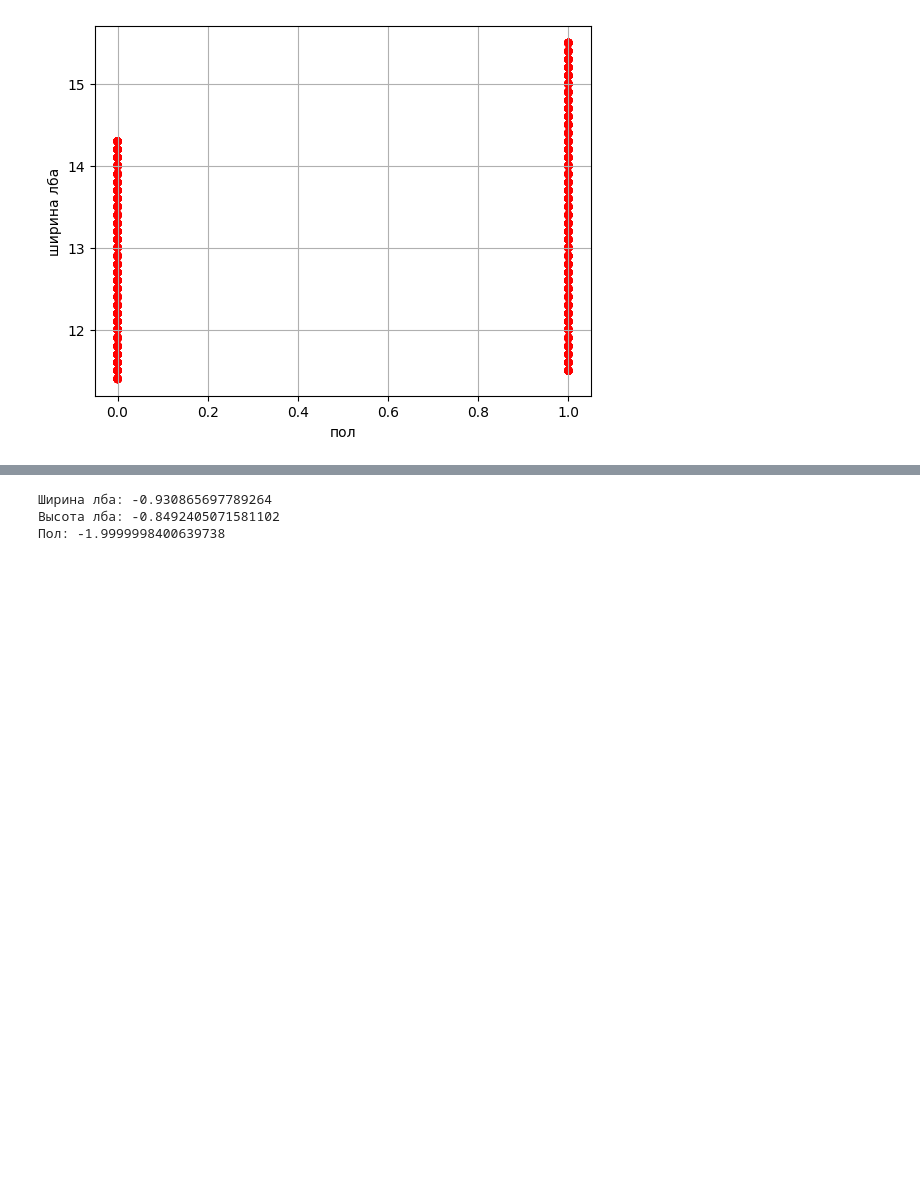
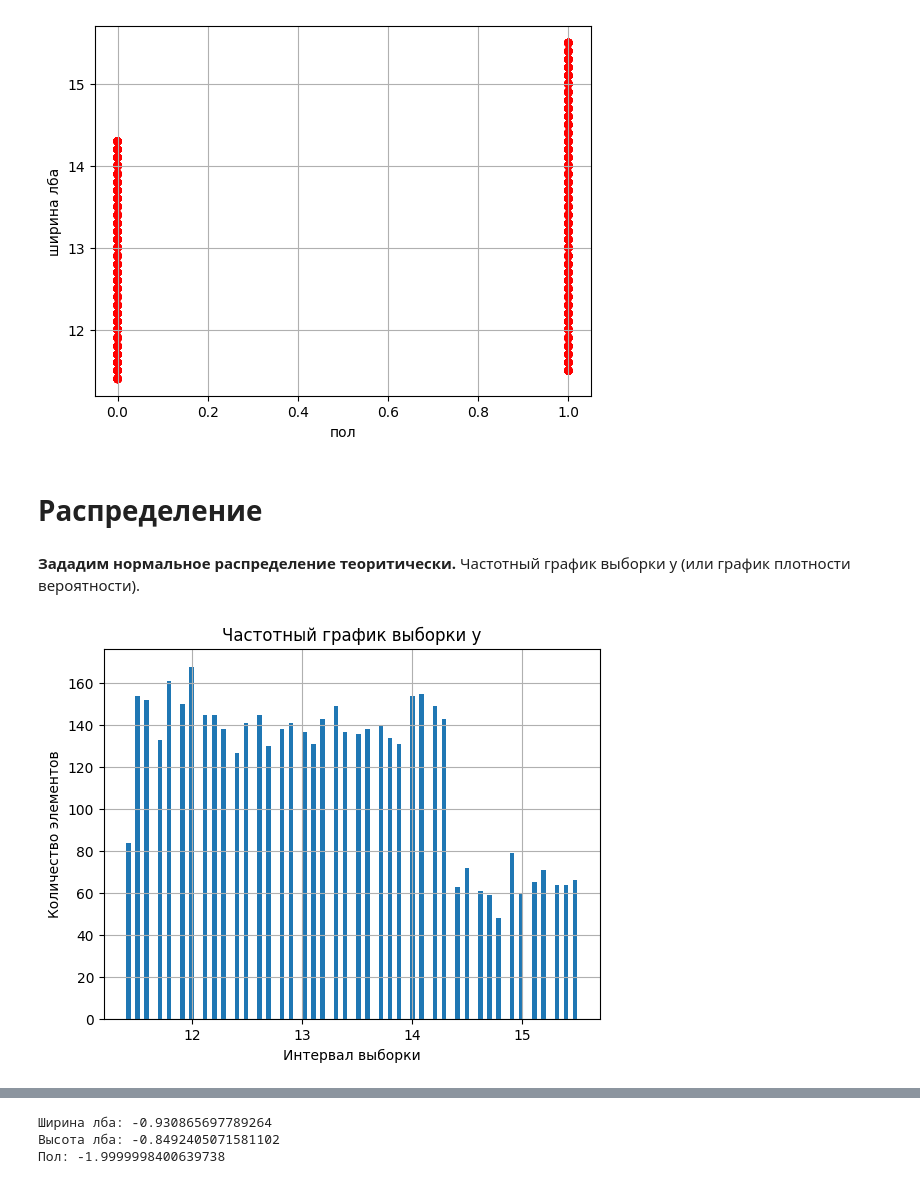
Before and after one commit to dsvishchev/education, a Jupyter notebook: descriptive_statistics.ipynb, the cells around one changed output, grey strips where cells are left out. Drawn from its saved outputs; the diff is of its cells as text; code cells hidden in the pictures; blank space fills up the shorter version.

```diff
--- a/descriptive_statistics.ipynb
+++ b/descriptive_statistics.ipynb
@@ -253,3 +333,17 @@ plt.ylabel('ширина лба')
 plt.show()
 # %% [output]
 [figure]
+# %% [markdown]
+# Распределение
+# %% [markdown]
+**Зададим нормальное распределение теоритически.**
+Частотный график выборки y  (или график плотности вероятности).
+# %%
+plt.hist(df['forehead_width_cm'],100)
+plt.xlabel('Интервал выборки')
+plt.ylabel('Количество элементов')
+plt.title('Частотный график выборки y')
+plt.grid(True)
+plt.show()
+# %% [output]
+[figure, added]
```
Also changed, not shown: parts of 30 cells of this notebook.
